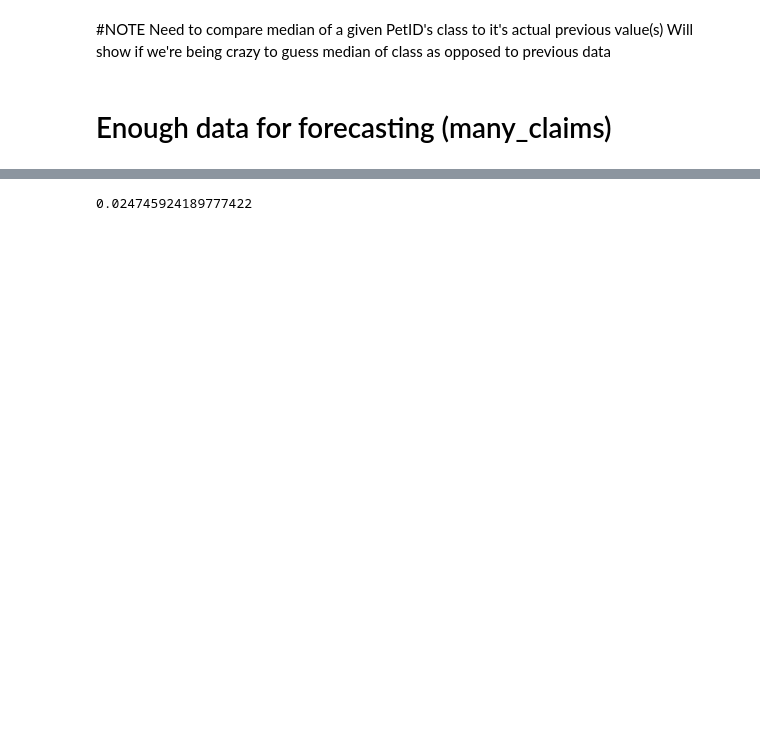
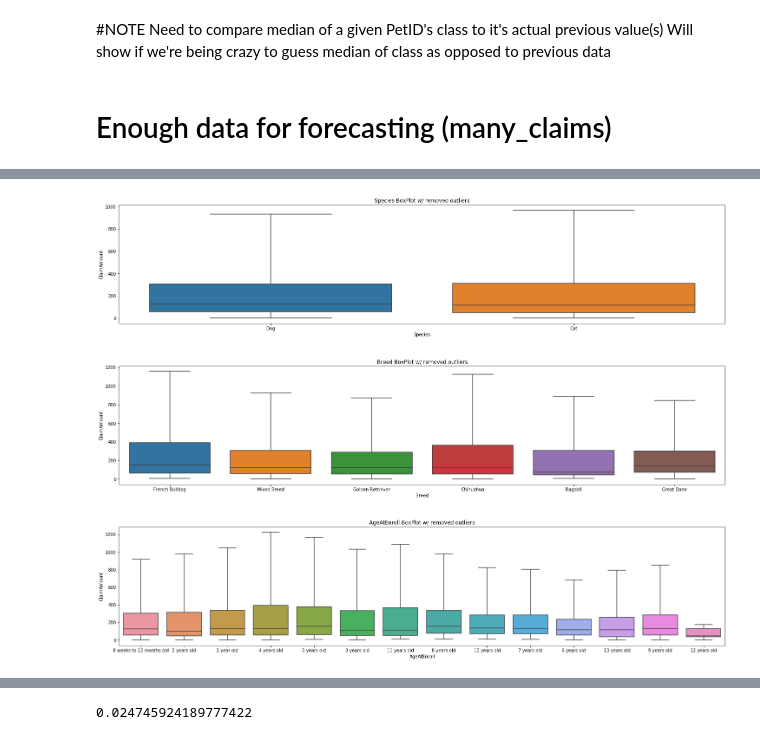
Before and after one commit to ConnorSprague/insurance-claim-forecast, a Jupyter notebook: Exploration_and_TimeSeries.ipynb, the cells around one changed output, grey strips where cells are left out. Cells and saved outputs as stored; diff of their text form; code cells hidden in the pictures; blank space fills up the shorter version.

```diff
--- a/Exploration_and_TimeSeries.ipynb
+++ b/Exploration_and_TimeSeries.ipynb
@@ -344,0 +316,13 @@ See the caveats in the documentation: http://pandas.pydata.org/pandas-docs/stabl
+# %%
+#NOTE
+# Matplotlib uses 1.5*IQR as default to determine outliers to remove
+# tested with 2.5
+categories = ['Species','Breed','AgeAtEnroll']
+for category in categories:
+    plt.figure(figsize=(25,5))
+    plt.title(category+' BoxPlot w/ removed outliers')
+    sns.boxplot(x=many_claims_df[category],y=many_claims_df['ClaimAmount'],showfliers=False, whis=2.5)
+# %% [output]
+[figure, added]
+[figure, added]
+[figure, added]
```
Also changed, not shown: parts of 45 cells of this notebook, 1 other file.
